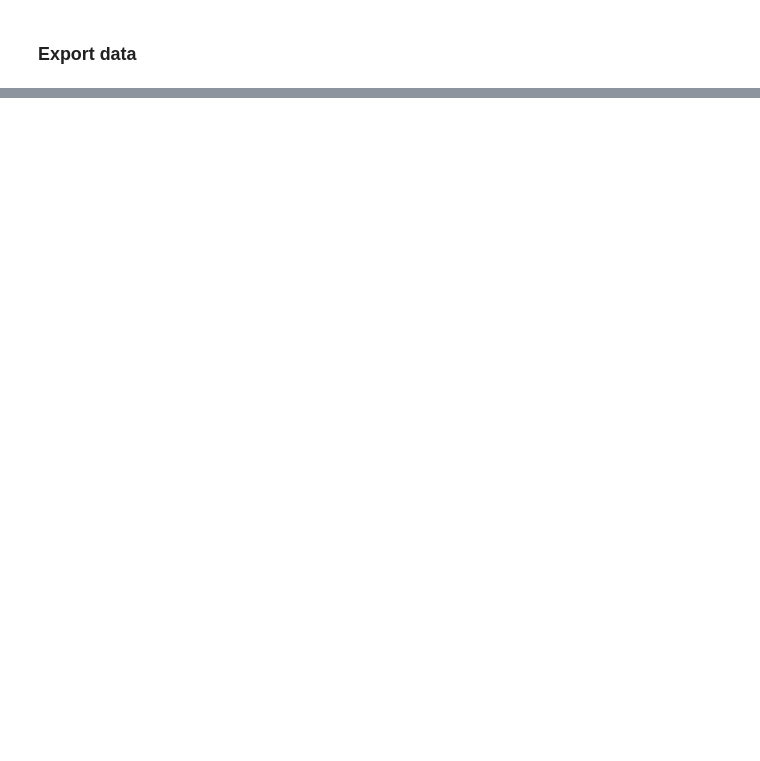
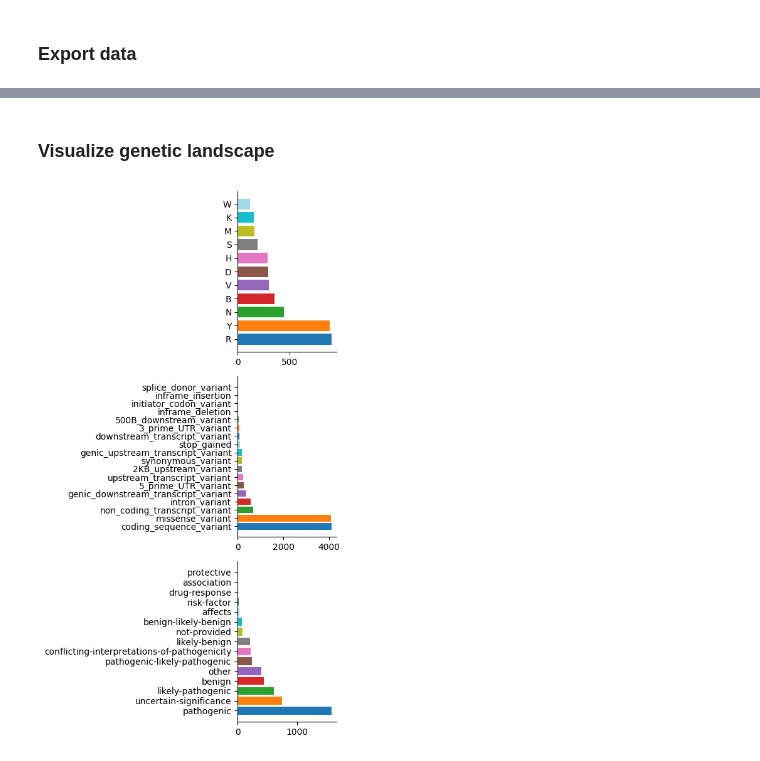
Before and after one commit to z-haiman/RBC-GEM, a Jupyter notebook: code/notebooks/data/ExtractData_dbSNP.ipynb, the cells around one changed output, grey strips where cells are left out. Cells and saved outputs as stored; diff of their text form; code cells hidden in the pictures; blank space fills up the shorter version.

```diff
--- a/code/notebooks/data/ExtractData_dbSNP.ipynb
+++ b/code/notebooks/data/ExtractData_dbSNP.ipynb
@@ -215,0 +247,2 @@ df_model_snps
+# %% [markdown]
+### Visualize genetic landscape
@@ -215,0 +253,39 @@ df_model_snps
+# %%
+df_snps_per_gene = (
+    df_model_snps.groupby("genes")["dbsnp"]
+    .agg(lambda x: x.nunique())
+    .sort_values(ascending=False)
+)
+df_snp_fxn_class = (
+    df_model_snps["fxn_class"].apply(split_string).explode().value_counts()
+)
+df_snp_clinical_significance = (
+    df_model_snps["clinical_significance"].apply(split_string).explode().value_counts()
+)
+df_snp_allele = df_model_snps["allele"].apply(split_string).explode().value_counts()
+
+fig, axes = plt.subplots(3, 1, figsize=(5, 9))
+(ax_allele, ax_fxn_class, ax_clinical_significance) = axes.flatten()
+sns.despine(fig)
+cmin = 0
+cmax = 1
+colors = mpl.colormaps["tab20"](np.linspace(cmin, cmax, len(df_snp_allele.index)))
+
+ax_allele.barh(
+    df_snp_allele.index,
+    df_snp_allele.values,
+    color=colors,
+)
+ax_fxn_class.barh(
+    df_snp_fxn_class.index,
+    df_snp_fxn_class.values,
+    color=colors,
+)
+ax_clinical_significance.barh(
+    df_snp_clinical_significance.index,
+    df_snp_clinical_significance.values,
+    color=colors,
+)
+fig.tight_layout()
+# %% [output]
+[figure, added]
```
Also changed, not shown: parts of 11 cells of this notebook, 40 other files.
